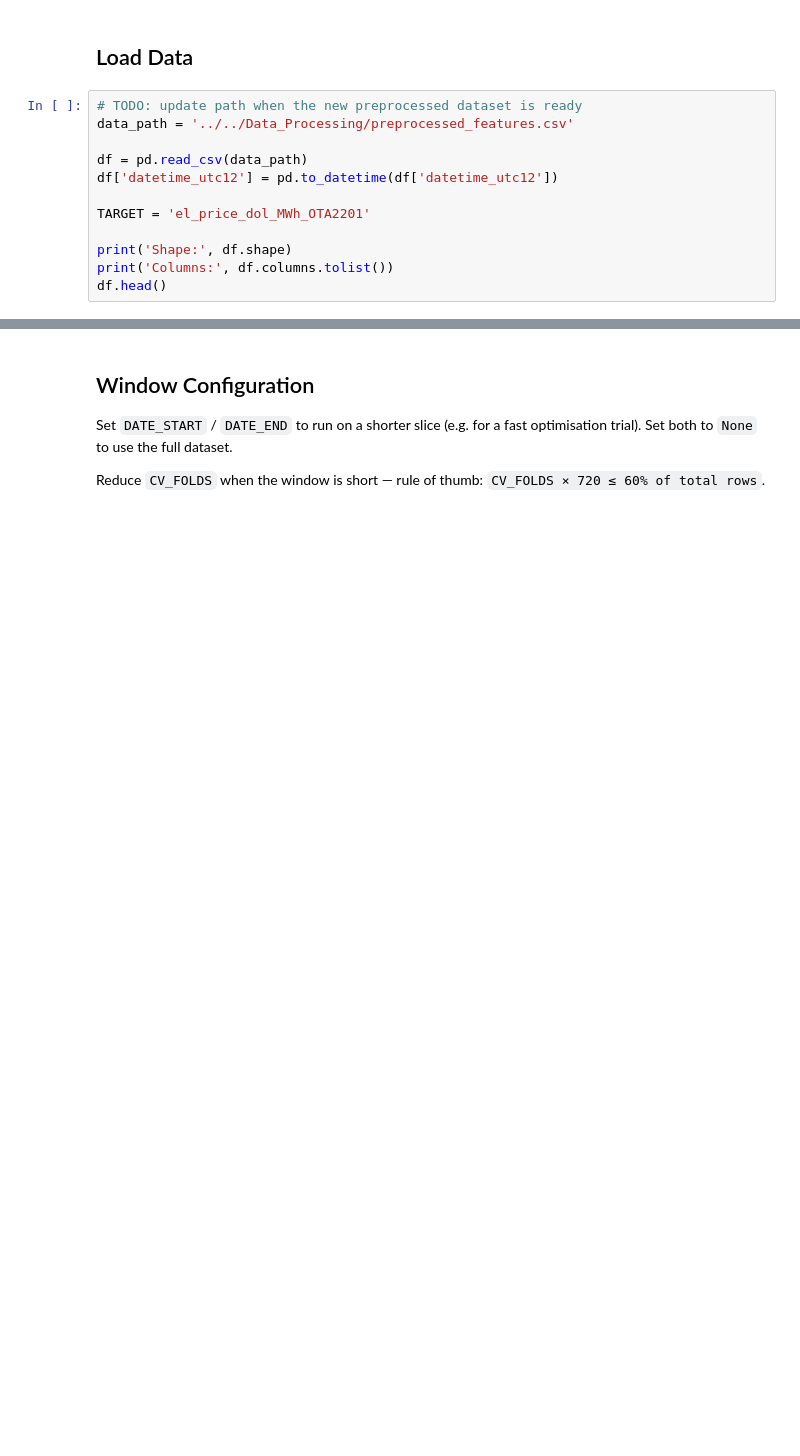
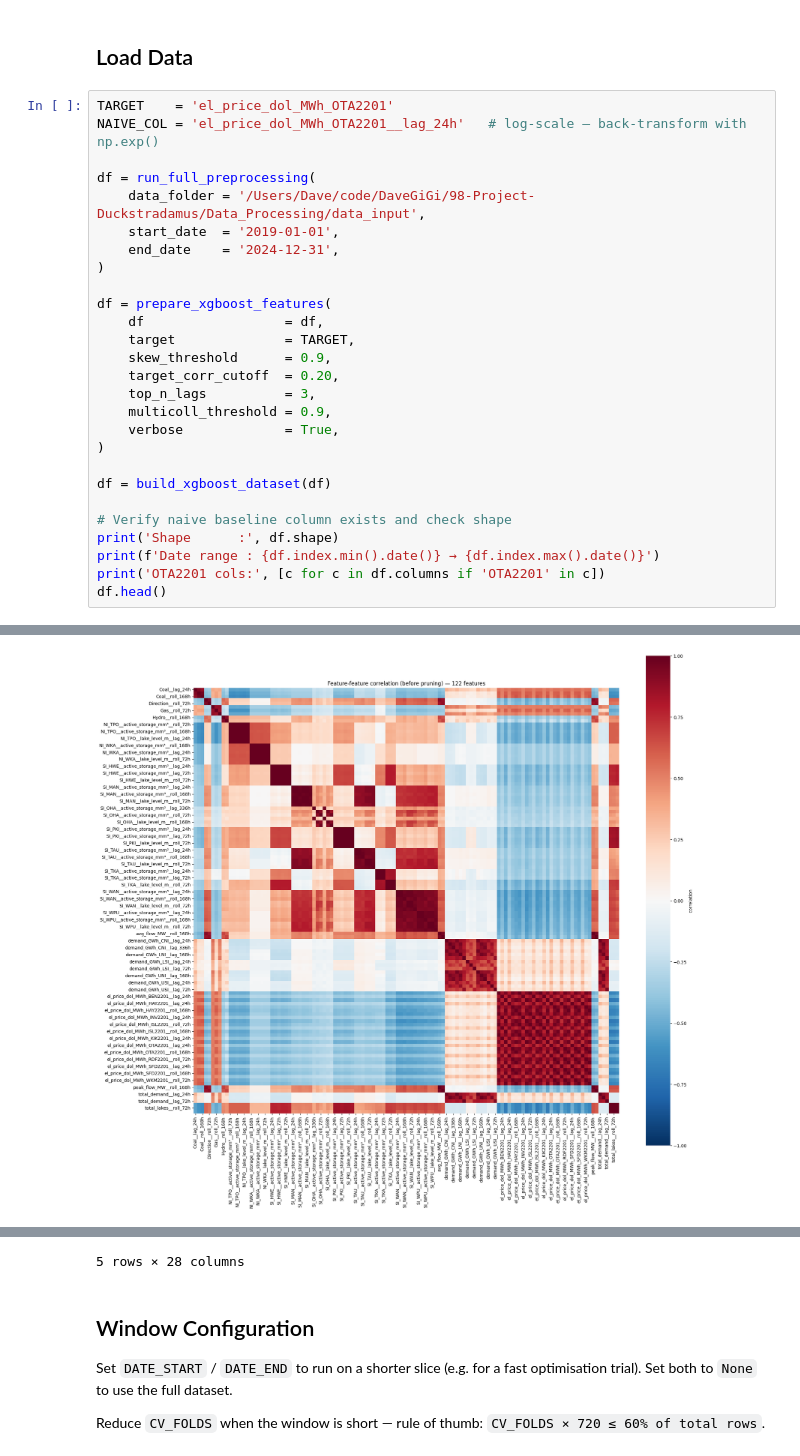
Before and after one commit to DaveGiGi/Duckstradamus, a Jupyter notebook: Model_LSTM/dave/LSTM_dave_hyperparaopt.ipynb, the cells around one changed output, grey strips where cells are left out. Saved outputs shown, nothing was run; the diff lists cells and outputs as text; blank space fills up the shorter version.

Commit message:
LSMT model setup done, ready to run and have some fun

```diff
--- a/Model_LSTM/dave/LSTM_dave_hyperparaopt.ipynb
+++ b/Model_LSTM/dave/LSTM_dave_hyperparaopt.ipynb
@@ -39,14 +49,30 @@ from numpy.lib.stride_tricks import sliding_window_view
 # %% [markdown]
 ## Load Data
 # %%
-# TODO: update path when the new preprocessed dataset is ready
-data_path = '../../Data_Processing/preprocessed_features.csv'
+TARGET    = 'el_price_dol_MWh_OTA2201'
+NAIVE_COL = 'el_price_dol_MWh_OTA2201__lag_24h'   # log-scale — back-transform with np.exp()
 
-df = pd.read_csv(data_path)
-df['datetime_utc12'] = pd.to_datetime(df['datetime_utc12'])
+df = run_full_preprocessing(
+    data_folder = '/Users/Dave/code/DaveGiGi/98-Project-Duckstradamus/Data_Processing/data_input',
+    start_date  = '2019-01-01',
+    end_date    = '2024-12-31',
+)
 
-TARGET = 'el_price_dol_MWh_OTA2201'
+df = prepare_xgboost_features(
+    df                  = df,
+    target              = TARGET,
+    skew_threshold      = 0.9,
+    target_corr_cutoff  = 0.20,
+    top_n_lags          = 3,
+    multicoll_threshold = 0.9,
+    verbose             = True,
+)
 
-print('Shape:', df.shape)
-print('Columns:', df.columns.tolist())
+df = build_xgboost_dataset(df)
+
+# Verify naive baseline column exists and check shape
+print('Shape      :', df.shape)
+print(f'Date range : {df.index.min().date()} → {df.index.max().date()}')
+print('OTA2201 cols:', [c for c in df.columns if 'OTA2201' in c])
 df.head()
+# %% [output]
@@ -52,0 +96 @@ df.head()
+[figure, added]
@@ -53,3 +108,4 @@ df.head()
+5 rows × 28 columns
 # %% [markdown]
 ## Window Configuration
 
```
Also changed, not shown: parts of 12 cells of this notebook, 8 other files.
